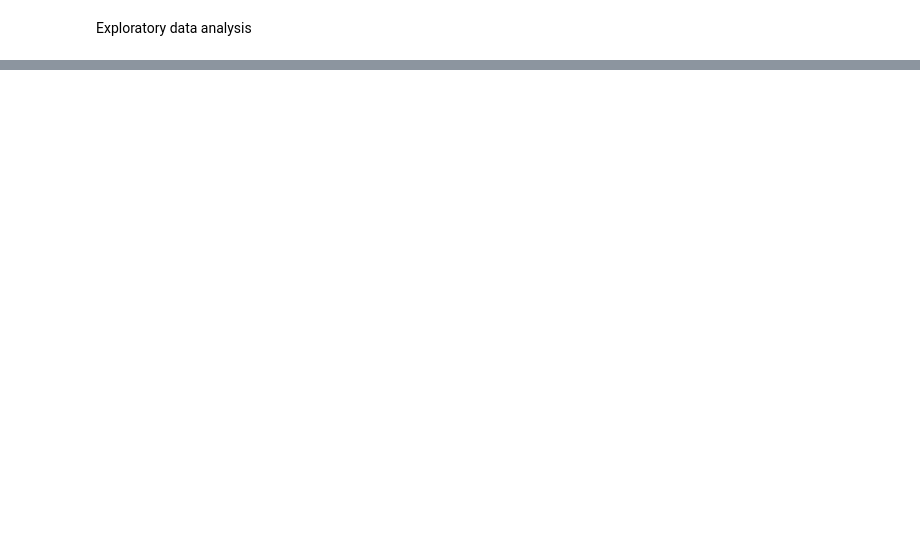
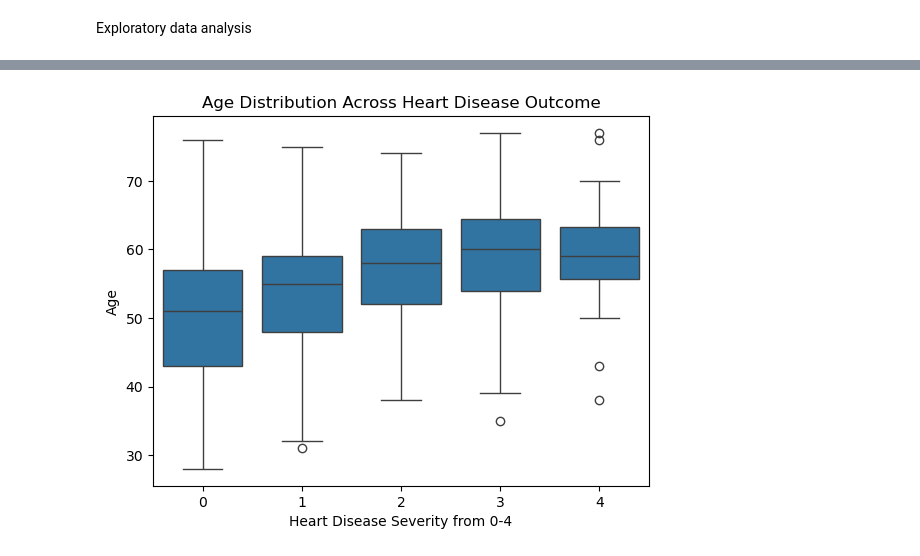
Before and after one commit to royalmaddy07/heart-disease-prediction, a Jupyter notebook: notebooks/01_eda.ipynb, the cells around one changed output, grey strips where cells are left out. Saved outputs shown, nothing was run; the diff lists cells and outputs as text; code cells hidden in the pictures; blank space fills up the shorter version.

Commit message:
completed correlation analysis

```diff
--- a/notebooks/01_eda.ipynb
+++ b/notebooks/01_eda.ipynb
@@ -58,0 +75,11 @@ plt.show()
+# %%
+# doing bi-variate analysis b/w age and target label ->
+sns.boxplot(x='num(target)', y='age', data=df)
+plt.title("Age Distribution Across Heart Disease Outcome")
+plt.xlabel("Heart Disease Severity from 0-4")
+plt.ylabel("Age")
+plt.show()
+
+# median age clearly increases as heart disease severity increases
+# %% [output]
+[figure, added]
```
Also changed, not shown: parts of 3 cells of this notebook, 2 other files.
